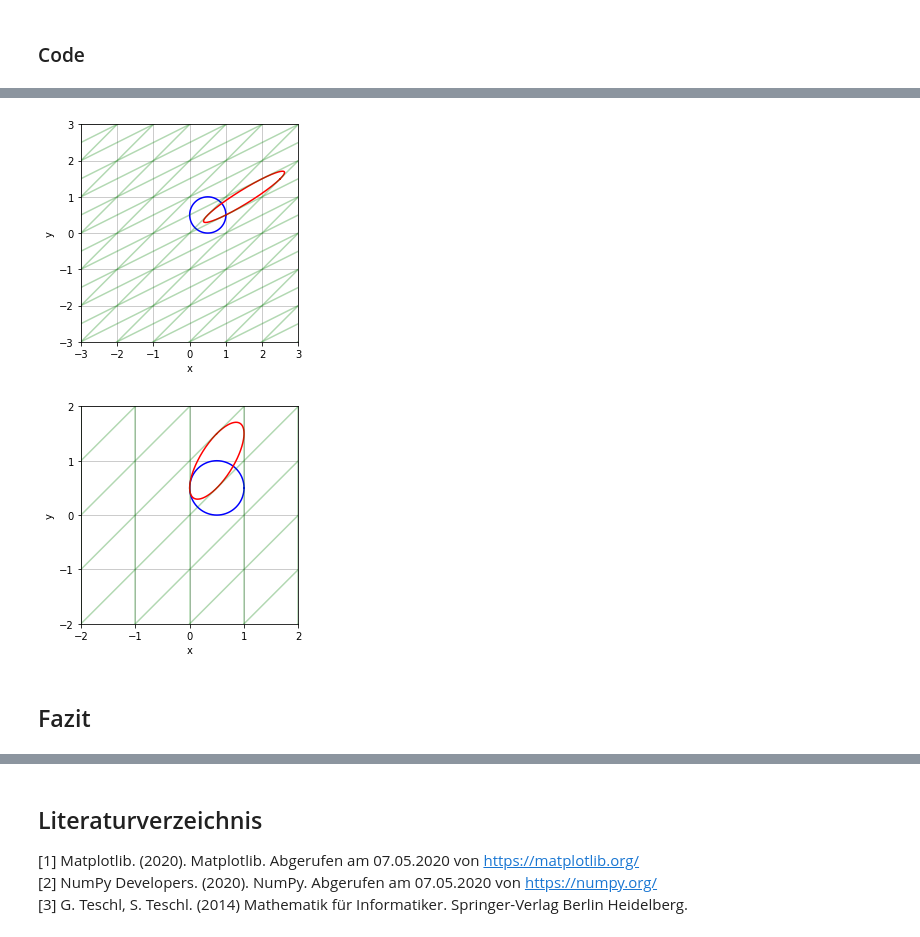
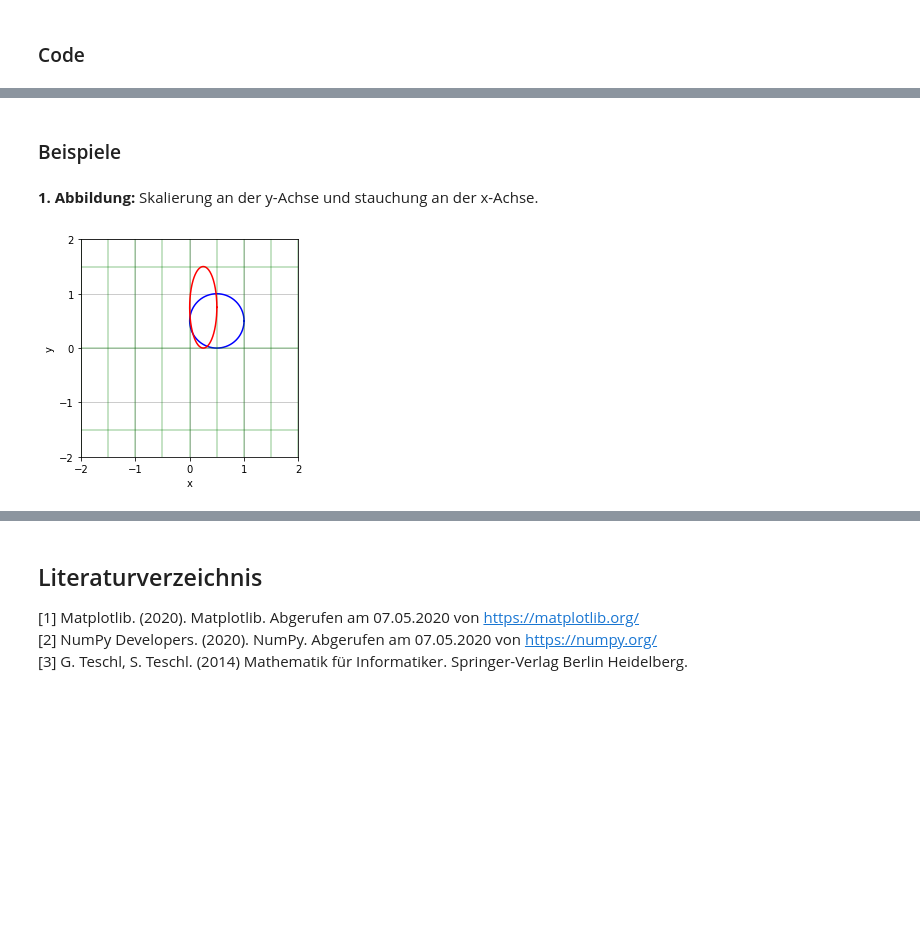
Before and after one commit to cheorges/Lineare-Algebra, a Jupyter notebook: semesterarbeit/Lineare Transformationen.ipynb, the cells around one changed output, grey strips where cells are left out. Cells and saved outputs as stored; diff of their text form; code cells hidden in the pictures; blank space fills up the shorter version.

```diff
--- a/semesterarbeit/Lineare Transformationen.ipynb
+++ b/semesterarbeit/Lineare Transformationen.ipynb
@@ -74,8 +76,8 @@ def generiereEinheitskreisKoord():
     Generiert die Koordinaten eines Einheitskreises welcher druch ein Vieleck simuliert wird.
     Radius des Einheitskreis beträgt 0.5 und sein Zentrum liegt auf dem Punkt (0.5,0.5).
     """
-    x_koord = [(np.cos(np.deg2rad(grad))+1)/2 for grad in range(360)]
-    y_koord = [(np.sin(np.deg2rad(grad))+1)/2 for grad in range(360)]
+    x_koord = [(np.cos(np.deg2rad(grad))+1)/2 for grad in range(361)]
+    y_koord = [(np.sin(np.deg2rad(grad))+1)/2 for grad in range(361)]
     return np.asanyarray([x_koord, y_koord])
 # %%
 def lineareAbbildung(A, x=2, y=2):
@@ -116,22 +118,22 @@ def lineareAbbildung(A, x=2, y=2):
 
         # Einheitskreiz darstellen
         einheitskreis_koord = generiereEinheitskreisKoord()
-        plt.plot(einheitskreis_koord[0], einheitskreis_koord[1], color='blue')
+        plt.plot(*einheitskreis_koord, color='blue')
 
         # lineare Abbildung des Einheitskreises berechnen und darstellen
         abbildung_einheitskreis_koord = np.array(np.mat(A) * np.mat(einheitskreis_koord))
-        plt.plot(abbildung_einheitskreis_koord[0], abbildung_einheitskreis_koord[1], color='red')
+        plt.plot(*abbildung_einheitskreis_koord, color='red', zorder=99)
 
         # Dahrstellung der abgebildenten x- und y-Achsen
         for i in range(-5 * np.abs(ymin), 5 * ymax + 1):
             alt = np.asanyarray([[-5 * np.abs(xmin), 5 * xmax], [i,i]])
             neu = np.array(np.mat(A) * np.mat(alt))
-            plt.plot(neu[0], neu[1], color='green', alpha=0.3)
+            plt.plot(*neu, color='green', alpha=0.3)
 
         for i in range(-5*np.abs(xmin), 5*xmax+1):
             alt = np.asanyarray([[i,i], [-5 * np.abs(ymin), 5 * ymax]])
             neu = np.array(np.mat(A)*np.mat(alt))
-            plt.plot(neu[0], neu[1], color='green',alpha=0.3)
+            plt.plot(*neu, color='green',alpha=0.3)
 
         plt.show()
     else:
@@ -160,21 +160,9 @@ Nun wird ${neu=A*\begin{pmatrix}
 Genau dasselbe wird dann für die Y-Achsenparallelen getan, indem über die möglichen x-Werte iteriert wird und entsprechende Anfangs- und Endpunkte der zu zeichnenden Achsenparallele errechnet werden.
-# %%
-
-A = np.array([
-    [2, 1],
-    [1, 1]
-])
-
-lineareAbbildung(A, 3, 3)
-
-A = np.array([
-    [0, 1],
-    [1, 1]
-])
-
-lineareAbbildung(A, 2, 2)
-# %% [output]
-[figure, removed]
-[figure, removed]
 # %% [markdown]
-## Fazit
+### Beispiele
+# %% [markdown]
+**1. Abbildung:** Skalierung an der y-Achse und stauchung an der x-Achse.
+# %%
+lineareAbbildung(np.array([[0.5, 0], [0, 1.5]]))
+# %% [output]
+[figure, added]
```
Also changed, not shown: parts of 16 cells of this notebook.
